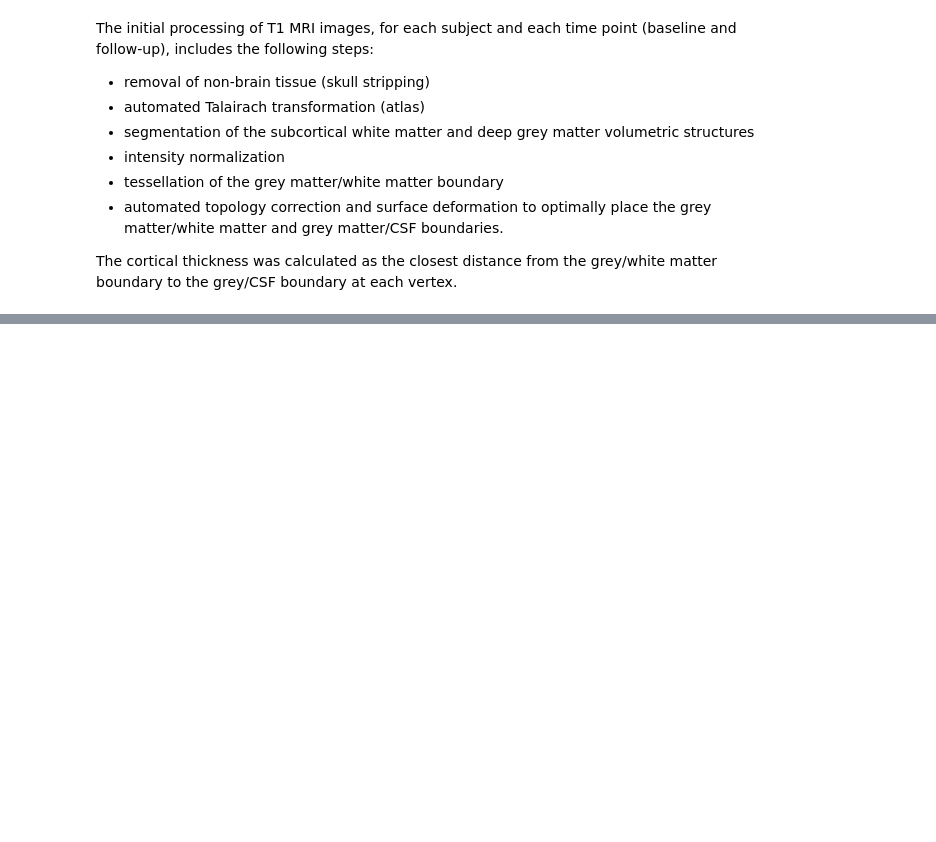
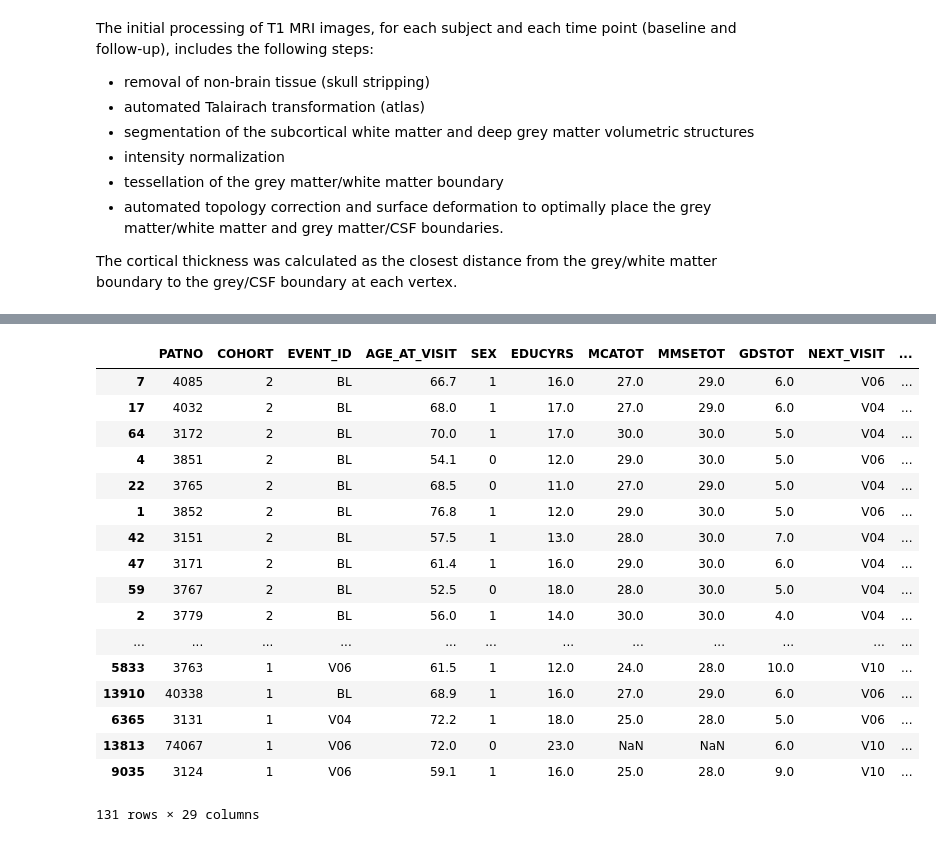
Before and after one commit to LivingPark-MRI/mak-etal-2015, a Jupyter notebook: mak-etal-2015.ipynb, the cells around one changed output, grey strips where cells are left out. Drawn from its saved outputs; the diff is of its cells as text; code cells hidden in the pictures; blank space fills up the shorter version.

```diff
--- a/mak-etal-2015.ipynb
+++ b/mak-etal-2015.ipynb
@@ -421,7 +440,7 @@ mri["EVENT_ID"] = mri["Visit code"]
 mri["PATNO"] = mri["Subject ID"]
 mri["Sex"] = mri["Sex"].map({"F": 0, "M": 1})
 mri = mri.drop(
-    ["Subject ID", "Visit code", "Visit", "Age", "Sex"], axis=1
+    ["Subject ID", "Visit code", "Visit", "Age", "Sex", "Description"], axis=1
 )
 mri_events = mri.groupby("EVENT_ID").size().sort_values(ascending=False)
 
@@ -729,5 +754,26 @@ The cortical thickness was calculated as the closest distance from the grey/whit
 # %%
 cohort = pd.concat([hc_mix, nc_mix, mci_mix])
+# %%
+cohort
+# %% [output]
+|  | PATNO | COHORT | EVENT_ID | AGE_AT_VISIT | SEX | EDUCYRS | MCATOT | MMSETOT | GDSTOT | NEXT_VISIT | ... |
+| 7 | 4085 | 2 | BL | 66.7 | 1 | 16.0 | 27.0 | 29.0 | 6.0 | V06 | ... |
+| 17 | 4032 | 2 | BL | 68.0 | 1 | 17.0 | 27.0 | 29.0 | 6.0 | V04 | ... |
+| 64 | 3172 | 2 | BL | 70.0 | 1 | 17.0 | 30.0 | 30.0 | 5.0 | V04 | ... |
+| 4 | 3851 | 2 | BL | 54.1 | 0 | 12.0 | 29.0 | 30.0 | 5.0 | V06 | ... |
+| 22 | 3765 | 2 | BL | 68.5 | 0 | 11.0 | 27.0 | 29.0 | 5.0 | V04 | ... |
+| 1 | 3852 | 2 | BL | 76.8 | 1 | 12.0 | 29.0 | 30.0 | 5.0 | V06 | ... |
+| 42 | 3151 | 2 | BL | 57.5 | 1 | 13.0 | 28.0 | 30.0 | 7.0 | V04 | ... |
+| 47 | 3171 | 2 | BL | 61.4 | 1 | 16.0 | 29.0 | 30.0 | 6.0 | V04 | ... |
+| 59 | 3767 | 2 | BL | 52.5 | 0 | 18.0 | 28.0 | 30.0 | 5.0 | V04 | ... |
+| 2 | 3779 | 2 | BL | 56.0 | 1 | 14.0 | 30.0 | 30.0 | 4.0 | V04 | ... |
+| ... | ... | ... | ... | ... | ... | ... | ... | ... | ... | ... | ... |
+| 5833 | 3763 | 1 | V06 | 61.5 | 1 | 12.0 | 24.0 | 28.0 | 10.0 | V10 | ... |
+| 13910 | 40338 | 1 | BL | 68.9 | 1 | 16.0 | 27.0 | 29.0 | 6.0 | V06 | ... |
+| 6365 | 3131 | 1 | V04 | 72.2 | 1 | 18.0 | 25.0 | 28.0 | 5.0 | V06 | ... |
+| 13813 | 74067 | 1 | V06 | 72.0 | 0 | 23.0 | NaN | NaN | 6.0 | V10 | ... |
+| 9035 | 3124 | 1 | V06 | 59.1 | 1 | 16.0 | 25.0 | 28.0 | 9.0 | V10 | ... |
+131 rows × 29 columns
 # %%
 pd.set_option('display.max_rows', 500)
 patno = cohort.PATNO.values.tolist()
```
Also changed, not shown: parts of 10 cells of this notebook.
